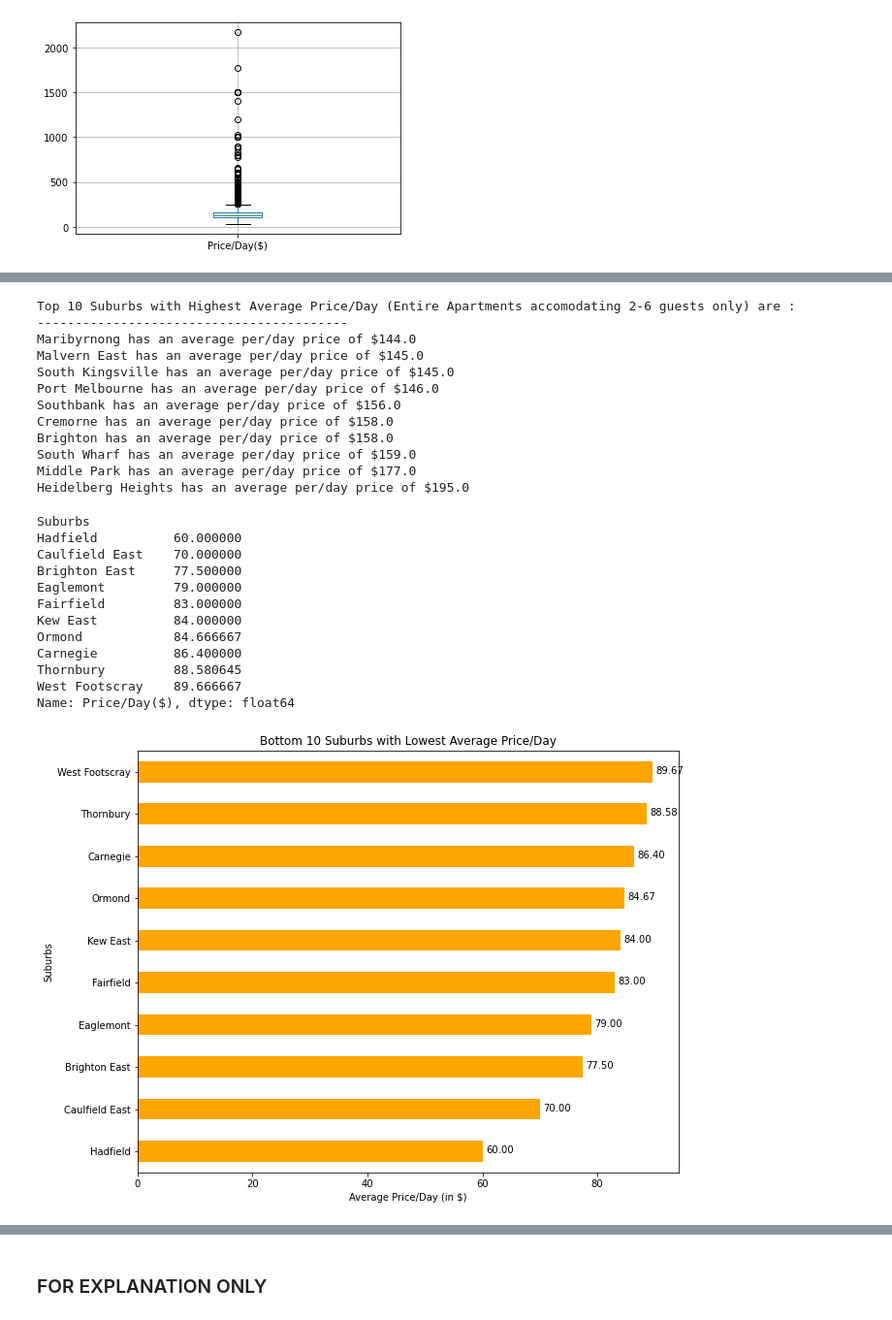
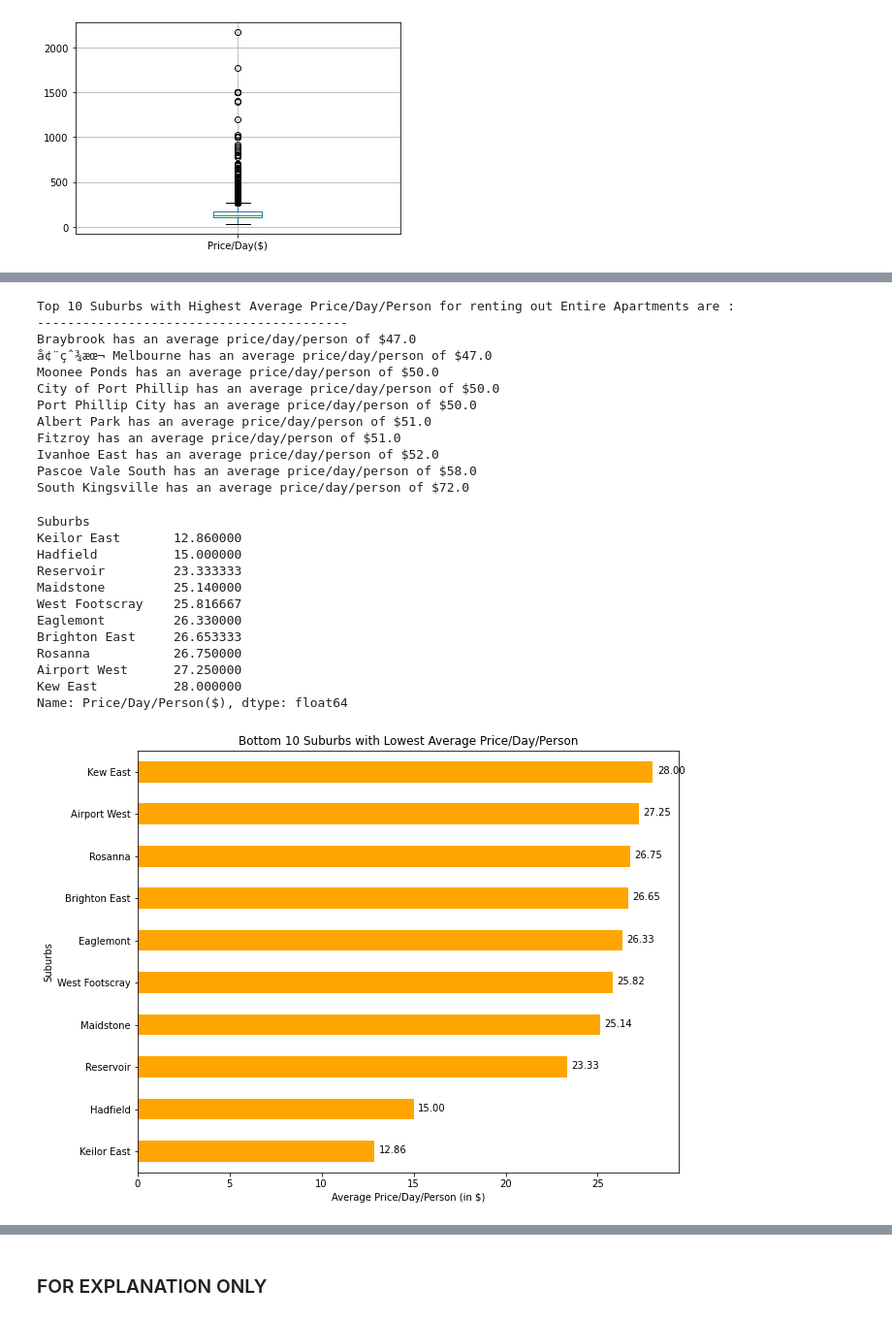
Before and after one commit to jMacProd/Project1, a Jupyter notebook: price_analysis.ipynb, the cells around one changed output, grey strips where cells are left out. Shown at 97% size. Drawn from its saved outputs; the diff is of its cells as text; code cells hidden in the pictures.

```diff
--- a/price_analysis.ipynb
+++ b/price_analysis.ipynb
@@ -324,0 +371,6 @@ outlier_filtered.boxplot(column='Price/Day($)', return_type='axes')
+# %%
+# If we filter data to exclude all outlier bounds as per calculated data, we are only left with 345 data points.
+# This is because different property types will have different price ranges.
+outlier_filtered2 = only_apartment.loc[(only_apartment['Price/Day/Person($)'] > lower_bound)
+                                        &(only_apartment['Price/Day/Person($)'] < upper_bound)]
+len(outlier_filtered2)
@@ -325,7 +387,6 @@ outlier_filtered.boxplot(column='Price/Day($)', return_type='axes')
 # %%
-## TOP 10 Suburbs
 # Grouping apartments accomodating small groupsizes of 2-6 based on suburbs, find average price/day and get top 10 suburbs.
-grouped_top = outlier_filtered.groupby("Suburbs")['Price/Day($)'].mean().sort_values().tail(10)
+grouped_top = outlier_filtered2.groupby("Suburbs")['Price/Day/Person($)'].mean().sort_values().tail(10)
 grouped_top
 # %% [output]
 Suburbs
@@ -343,11 +420,11 @@ Name: Price/Day($), dtype: float64
 # %%
 # Plot the top 10 suburbs with highest averageper/day prices.
 bplot=grouped_top.plot(kind="barh",figsize=(10,8),color="green")
-plt.xlabel("Average Price/Day (in $)")
-plt.title("Top 10 Suburbs with Highest Average Price/Day")
+plt.xlabel("Average Price/Day/Person (in $)")
+plt.title("Top 10 Suburbs with Highest Average Price/Day/Person")
 for b in bplot.patches:
     width = b.get_width()
-    plt.text(8+b.get_width(), b.get_y()+0.55*b.get_height(),
+    plt.text(2.5+b.get_width(), b.get_y()+0.55*b.get_height(),
              '{:1.2f}'.format(width),
              ha='center', va='center')
 # %% [output]
@@ -360,55 +437,55 @@ grouped_top_DF=pd.DataFrame(grouped_top)
 grouped_top_DF.reset_index(level=0, inplace=True)
 grouped_top_DF
 
-print("Top 10 Suburbs with Highest Average Price/Day (Entire Apartments accomodating 2-6 guests only) are : ")
+print("Top 10 Suburbs with Highest Average Price/Day/Person for renting out Entire Apartments are : ")
 print("-----------------------------------------")
 for i in range(0,10):
     suburb_name=grouped_top_DF.iloc[i,0]
     suburb_price=round(grouped_top_DF.iloc[i,1],0)
-    print(f"{suburb_name} has an average per/day price of ${suburb_price}")
+    print(f"{suburb_name} has an average price/day/person of ${suburb_price}")
 # %% [output]
-Top 10 Suburbs with Highest Average Price/Day (Entire Apartments accomodating 2-6 guests only) are :
+Top 10 Suburbs with Highest Average Price/Day/Person for renting out Entire Apartments are :
 -----------------------------------------
-Maribyrnong has an average per/day price of $144.0
-Malvern East has an average per/day price of $145.0
-South Kingsville has an average per/day price of $145.0
-Port Melbourne has an average per/day price of $146.0
-Southbank has an average per/day price of $156.0
-Cremorne has an average per/day price of $158.0
-Brighton has an average per/day price of $158.0
-South Wharf has an average per/day price of $159.0
-Middle Park has an average per/day price of $177.0
-Heidelberg Heights has an average per/day price of $195.0
+Braybrook has an average price/day/person of $47.0
+å¢¨çˆ¾æœ¬ Melbourne has an average price/day/person of $47.0
+Moonee Ponds has an average price/day/person of $50.0
+City of Port Phillip has an average price/day/person of $50.0
+Port Phillip City has an average price/day/person of $50.0
+Albert Park has an average price/day/person of $51.0
+Fitzroy has an average price/day/person of $51.0
+Ivanhoe East has an average price/day/person of $52.0
+Pascoe Vale South has an average price/day/person of $58.0
+South Kingsville has an average price/day/person of $72.0
 # %%
 ## BOTTOM 10 Suburbs
 # Grouping apartments accomodating small groupsizes of 2-6 based on suburbs, find average price/day and get top 10 suburbs.
-grouped_bottom = outlier_filtered.groupby("Suburbs")['Price/Day($)'].mean().sort_values().head(10)
+grouped_bottom = outlier_filtered2.groupby("Suburbs")['Price/Day/Person($)'].mean().sort_values().head(10)
 grouped_bottom
 # %% [output]
 Suburbs
-Hadfield          60.000000
-Caulfield East    70.000000
-Brighton East     77.500000
-Eaglemont         79.000000
-Fairfield         83.000000
-Kew East          84.000000
-Ormond            84.666667
-Carnegie          86.400000
-Thornbury         88.580645
-West Footscray    89.666667
-Name: Price/Day($), dtype: float64
+Keilor East       12.860000
+Hadfield          15.000000
+Reservoir         23.333333
+Maidstone         25.140000
+West Footscray    25.816667
+Eaglemont         26.330000
+Brighton East     26.653333
+Rosanna           26.750000
+Airport West      27.250000
+Kew East          28.000000
+Name: Price/Day/Person($), dtype: float64
 # %%
 # Plot the bottom 10 suburbs with lowest averageper/day prices.
 bplot2=grouped_bottom.plot(kind="barh",figsize=(10,8),color="orange")
-plt.xlabel("Average Price/Day (in $)")
-plt.title("Bottom 10 Suburbs with Lowest Average Price/Day")
+plt.xlabel("Average Price/Day/Person (in $)")
+plt.title("Bottom 10 Suburbs with Lowest Average Price/Day/Person")
 for b in bplot2.patches:
     width = b.get_width()
-    plt.text(3+b.get_width(), b.get_y()+0.55*b.get_height(),
+    plt.text(1+b.get_width(), b.get_y()+0.55*b.get_height(),
              '{:1.2f}'.format(width),
              ha='center', va='center')
 # %% [output]
-[figure, old version]
+[figure, new version]
 # %%
 ## Print Output Data.
 
```
Also changed, not shown: parts of 55 cells of this notebook.
